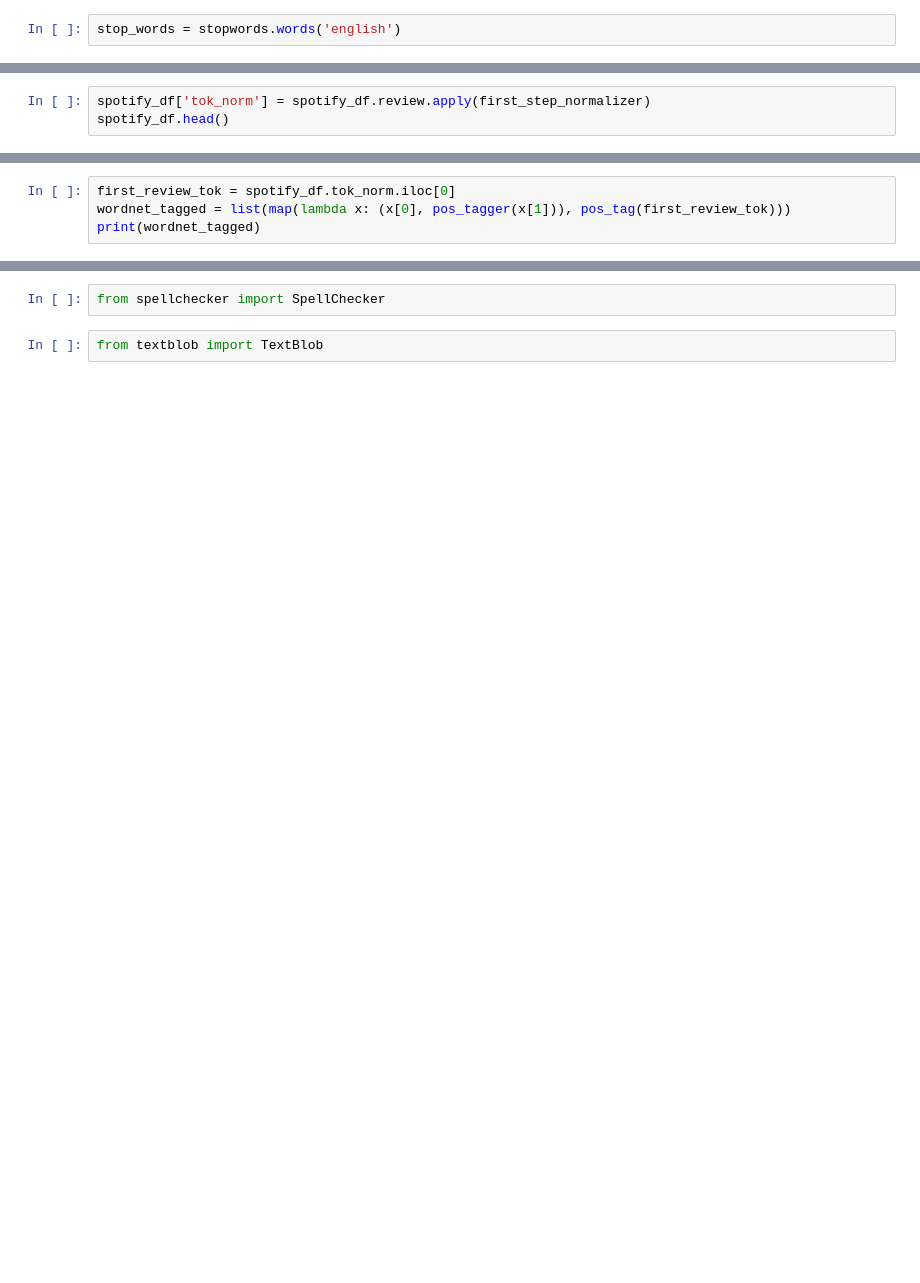
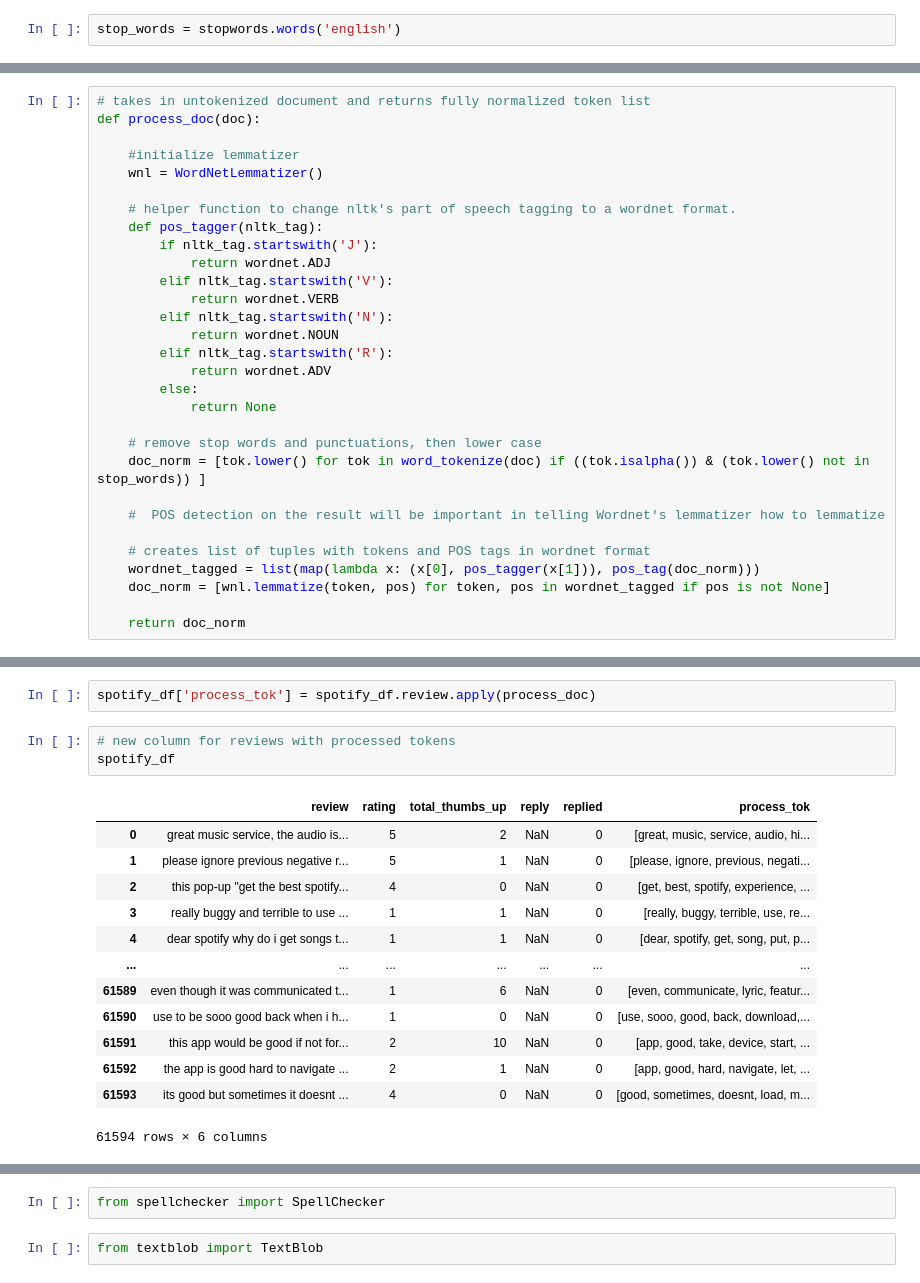
Before and after one commit to asoylatte03/spotify-app-reviews, a Jupyter notebook: data cleaning.ipynb, the cells around one changed output, grey strips where cells are left out. Saved outputs shown, nothing was run; the diff lists cells and outputs as text; blank space fills up the shorter version.

```diff
--- a/data cleaning.ipynb
+++ b/data cleaning.ipynb
@@ -200,3 +130,0 @@ def first_step_normalizer(doc):
-# %%
-spotify_df['tok_norm'] = spotify_df.review.apply(first_step_normalizer)
-spotify_df.head()
@@ -247,4 +130,0 @@ def pos_tagger(nltk_tag):
-# %%
-first_review_tok = spotify_df.tok_norm.iloc[0]
-wordnet_tagged = list(map(lambda x: (x[0], pos_tagger(x[1])), pos_tag(first_review_tok)))
-print(wordnet_tagged)
@@ -324,0 +131,30 @@ dtype: int64
+# %%
+# takes in untokenized document and returns fully normalized token list
+def process_doc(doc):
+
+    #initialize lemmatizer
+    wnl = WordNetLemmatizer()
+
+    # helper function to change nltk's part of speech tagging to a wordnet format.
+    def pos_tagger(nltk_tag):
+        if nltk_tag.startswith('J'):
+            return wordnet.ADJ
+        elif nltk_tag.startswith('V'):
+            return wordnet.VERB
+        elif nltk_tag.startswith('N'):
+            return wordnet.NOUN
+        elif nltk_tag.startswith('R'):
+            return wordnet.ADV
+        else:
+            return None
+
+    # remove stop words and punctuations, then lower case
+    doc_norm = [tok.lower() for tok in word_tokenize(doc) if ((tok.isalpha()) & (tok.lower() not in stop_words)) ]
+
+    #  POS detection on the result will be important in telling Wordnet's lemmatizer how to lemmatize
+
+    # creates list of tuples with tokens and POS tags in wordnet format
+    wordnet_tagged = list(map(lambda x: (x[0], pos_tagger(x[1])), pos_tag(doc_norm)))
+    doc_norm = [wnl.lemmatize(token, pos) for token, pos in wordnet_tagged if pos is not None]
+
+    return doc_norm
@@ -324,0 +178,19 @@ dtype: int64
+# %%
+spotify_df['process_tok'] = spotify_df.review.apply(process_doc)
+# %%
+# new column for reviews with processed tokens
+spotify_df
+# %% [output]
+|  | review | rating | total_thumbs_up | reply | replied | process_tok |
+| 0 | great music service, the audio is... | 5 | 2 | NaN | 0 | [great, music, service, audio, hi... |
+| 1 | please ignore previous negative r... | 5 | 1 | NaN | 0 | [please, ignore, previous, negati... |
+| 2 | this pop-up "get the best spotify... | 4 | 0 | NaN | 0 | [get, best, spotify, experience, ... |
+| 3 | really buggy and terrible to use ... | 1 | 1 | NaN | 0 | [really, buggy, terrible, use, re... |
+| 4 | dear spotify why do i get songs t... | 1 | 1 | NaN | 0 | [dear, spotify, get, song, put, p... |
+| ... | ... | ... | ... | ... | ... | ... |
+| 61589 | even though it was communicated t... | 1 | 6 | NaN | 0 | [even, communicate, lyric, featur... |
+| 61590 | use to be sooo good back when i h... | 1 | 0 | NaN | 0 | [use, sooo, good, back, download,... |
+| 61591 | this app would be good if not for... | 2 | 10 | NaN | 0 | [app, good, take, device, start, ... |
+| 61592 | the app is good hard to navigate ... | 2 | 1 | NaN | 0 | [app, good, hard, navigate, let, ... |
+| 61593 | its good but sometimes it doesnt ... | 4 | 0 | NaN | 0 | [good, sometimes, doesnt, load, m... |
+61594 rows × 6 columns
```
Also changed, not shown: parts of 72 cells of this notebook.
